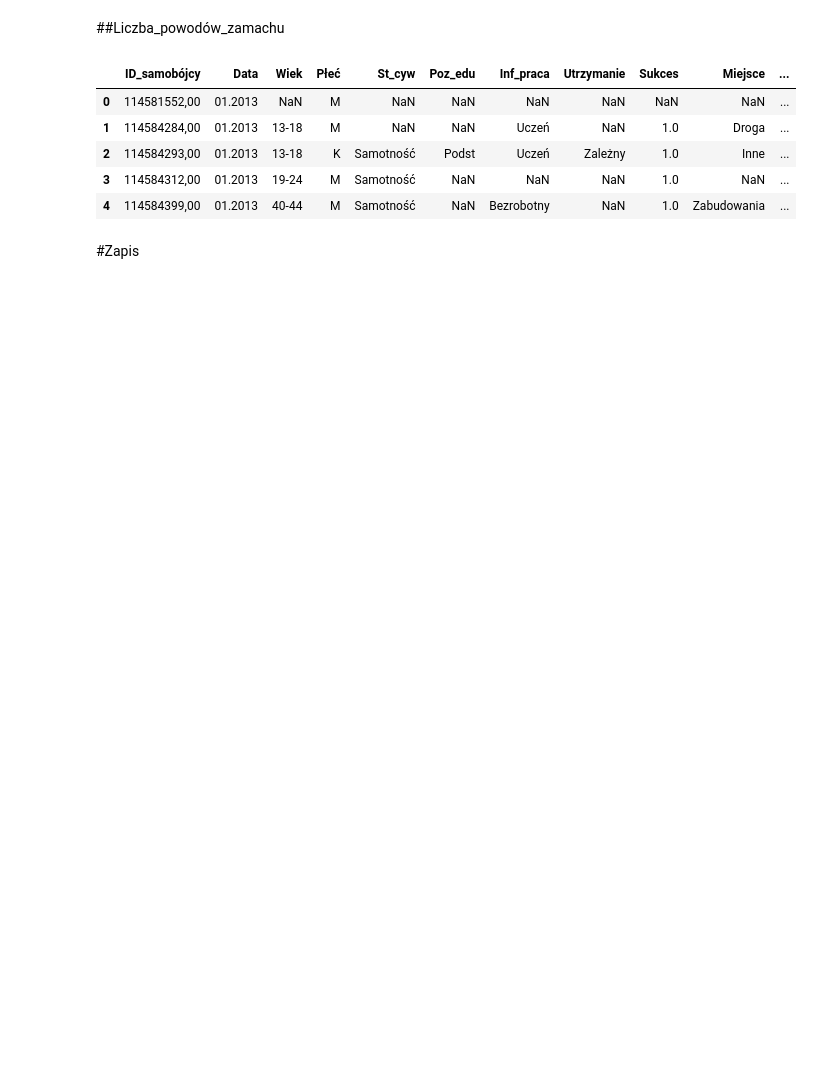
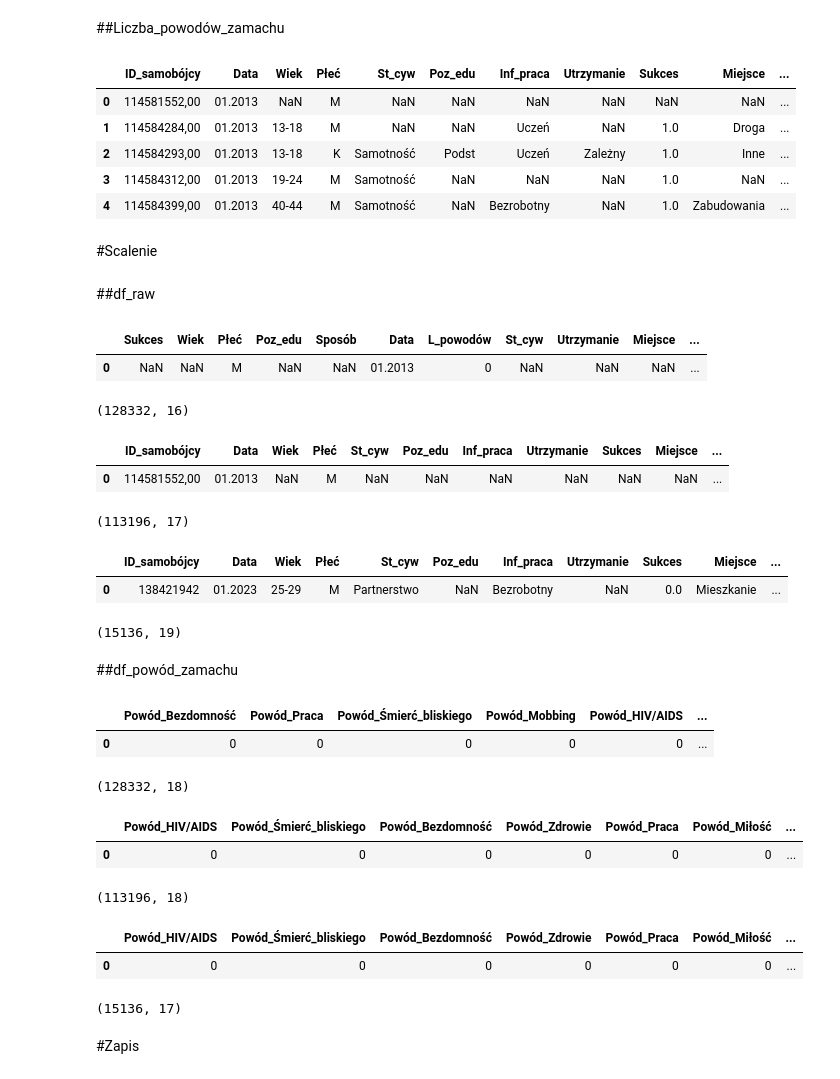
Before and after one commit to Hubert26/suicides_IPPAN, a Jupyter notebook: data_preparation.ipynb, the cells around one changed output. Cells and saved outputs as stored; diff of their text form; code cells hidden in the pictures; blank space fills up the shorter version.

```diff
--- a/data_preparation.ipynb
+++ b/data_preparation.ipynb
@@ -269,7 +269,7 @@ mapping = {
     'Powieszenie się': 'Powieszenie',
     'Uszkodzenie układu krwionośnego': 'Układ_krwionośny',
     'Zastrzelenie się/użycie broni palnej': 'Zastrzelenie',
-    'Samookaleczenie powierzchowne': 'Samookaleczenie_pow.',
+    'Samookaleczenie powierzchowne': 'Samookaleczenie',
     7: 'Samookaleczenie_inne',
     'Zażycie środków nasennych/leków psychotropowych': 'Środki_nasenne',
     9: 'Trucizna',
@@ -785,8 +784,8 @@ mapping = {
     3: 'Powieszenie',
     4: 'Układ_krwionośny',
     5: 'Zastrzelenie',
-    6: 'Samookaleczenie_pow.',
-    7: 'Samookaleczenie_inne',
+    6: 'Samookaleczenie',
+    7: 'Samookaleczenie',
     8: 'Środki_nasenne',
     9: 'Trucizna',
     10: 'Gaz',
@@ -1045,3 +1044,46 @@ df_raw_2013_2022.head(5)
 | 2 | 114584293,00 | 01.2013 | 13-18 | K | Samotność | Podst | Uczeń | Zależny | 1.0 | Inne | ... |
 | 3 | 114584312,00 | 01.2013 | 19-24 | M | Samotność | NaN | NaN | NaN | 1.0 | NaN | ... |
 | 4 | 114584399,00 | 01.2013 | 40-44 | M | Samotność | NaN | Bezrobotny | NaN | 1.0 | Zabudowania | ... |
+# %% [markdown]
+#Scalenie
+# %% [markdown]
+##df_raw
+# %%
+# Znajdź wspólne kolumny
+wspolne_kolumny = list(set(df_raw_2023.columns) & set(df_raw_2013_2022.columns))
+
+# Wybierz wspólne kolumny z obu DataFrame'ów
+df_raw_2023_selected = df_raw_2023[wspolne_kolumny]
+df_raw_2013_2022_selected = df_raw_2013_2022[wspolne_kolumny]
+
+# Połącz oba DataFrame'y
+df_raw = pd.concat([df_raw_2013_2022_selected, df_raw_2023_selected])
+# %%
+df_raw.head(1)
+# %% [output]
+|  | Sukces | Wiek | Płeć | Poz_edu | Sposób | Data | L_powodów | St_cyw | Utrzymanie | Miejsce | ... |
+| 0 | NaN | NaN | M | NaN | NaN | 01.2013 | 0 | NaN | NaN | NaN | ... |
+# %%
+df_raw.shape
+# %% [output]
+(128332, 16)
+# %%
+df_raw_2013_2022.head(1)
+# %% [output]
+|  | ID_samobójcy | Data | Wiek | Płeć | St_cyw | Poz_edu | Inf_praca | Utrzymanie | Sukces | Miejsce | ... |
+| 0 | 114581552,00 | 01.2013 | NaN | M | NaN | NaN | NaN | NaN | NaN | NaN | ... |
+# %%
+df_raw_2013_2022.shape
+# %% [output]
+(113196, 17)
+# %%
+df_raw_2023.head(1)
+# %% [output]
+|  | ID_samobójcy | Data | Wiek | Płeć | St_cyw | Poz_edu | Inf_praca | Utrzymanie | Sukces | Miejsce | ... |
+| 0 | 138421942 | 01.2023 | 25-29 | M | Partnerstwo | NaN | Bezrobotny | NaN | 0.0 | Mieszkanie | ... |
+# %%
+df_raw_2023.shape
+# %% [output]
+(15136, 19)
+# %% [markdown]
+##df_powód_zamachu
@@ -1048,3 +1094,30 @@ df_raw_2013_2022.head(5)
+# %%
+df_powód_zamachu.head(1)
+# %% [output]
+|  | Powód_Bezdomność | Powód_Praca | Powód_Śmierć_bliskiego | Powód_Mobbing | Powód_HIV/AIDS | ... |
+| 0 | 0 | 0 | 0 | 0 | 0 | ... |
+# %%
+df_powód_zamachu.shape
+# %% [output]
+(128332, 18)
+# %%
+df_powód_zamachu_2013_2022.head(1)
+# %% [output]
+|  | Powód_HIV/AIDS | Powód_Śmierć_bliskiego | Powód_Bezdomność | Powód_Zdrowie | Powód_Praca | Powód_Miłość | ... |
+| 0 | 0 | 0 | 0 | 0 | 0 | 0 | ... |
+# %%
+df_powód_zamachu_2013_2022.shape
+# %% [output]
+(113196, 18)
+# %%
+df_powód_zamachu_2023.head(1)
+# %% [output]
+|  | Powód_HIV/AIDS | Powód_Śmierć_bliskiego | Powód_Bezdomność | Powód_Zdrowie | Powód_Praca | Powód_Miłość | ... |
+| 0 | 0 | 0 | 0 | 0 | 0 | 0 | ... |
+# %%
+df_powód_zamachu_2023.shape
+# %% [output]
+(15136, 17)
 # %% [markdown]
 #Zapis
 # %%
```
Also changed, not shown: parts of 5 cells of this notebook.
